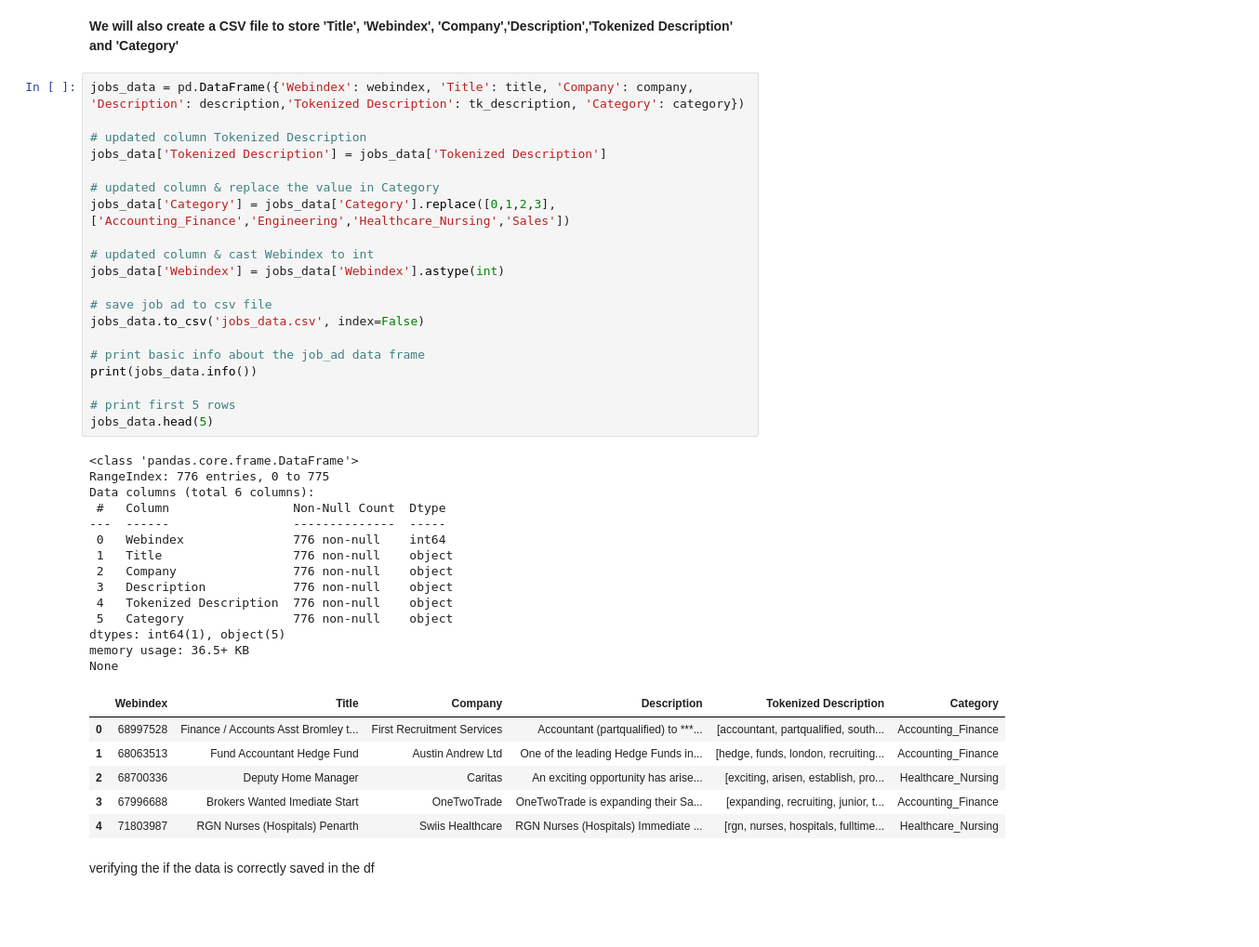
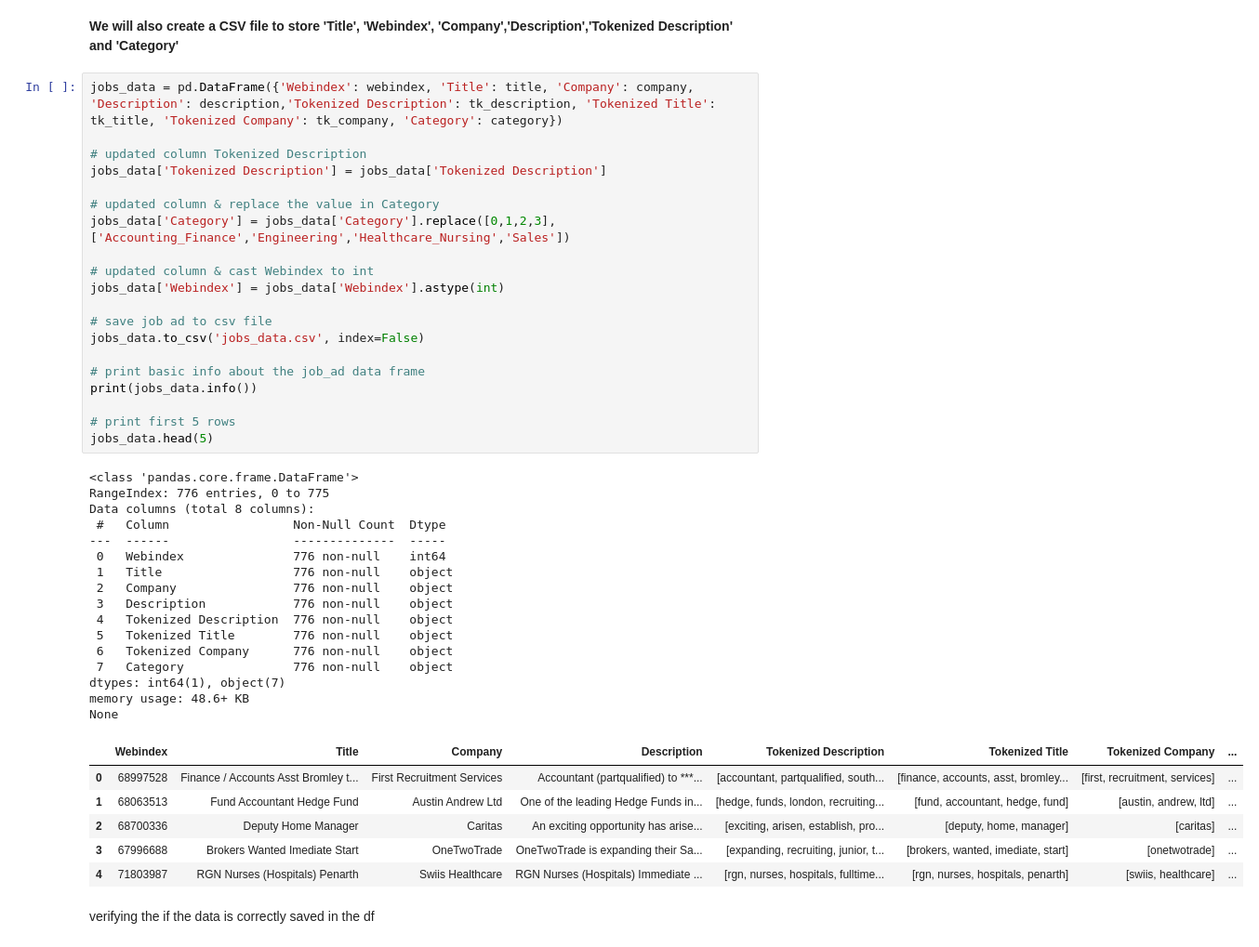
Before and after one commit to ayushpatel2002/jobs-data-NLP, a Jupyter notebook: task1.ipynb, the cells around one changed output. Shown at 93% size. Drawn from its saved outputs; the diff is of its cells as text; blank space fills up the shorter version.

```diff
--- a/task1.ipynb
+++ b/task1.ipynb
@@ -479,46 +479,48 @@ print(vocab[:10])
 # %% [markdown]
 **We will also create a CSV file to store 'Title', 'Webindex', 'Company','Description','Tokenized Description' and 'Category'**
 # %%
-jobs_data = pd.DataFrame({'Webindex': webindex, 'Title': title, 'Company': company, 'Description': description,'Tokenized Description': tk_description, 'Category': category})
+jobs_data = pd.DataFrame({'Webindex': webindex, 'Title': title, 'Company': company, 'Description': description,'Tokenized Description': tk_description, 'Tokenized Title': tk_title, 'Tokenized Company': tk_company, 'Category': category})
 
 # updated column Tokenized Description
 jobs_data['Tokenized Description'] = jobs_data['Tokenized Description']
 
 # updated column & replace the value in Category
 jobs_data['Category'] = jobs_data['Category'].replace([0,1,2,3],['Accounting_Finance','Engineering','Healthcare_Nursing','Sales'])
 
 # updated column & cast Webindex to int
 jobs_data['Webindex'] = jobs_data['Webindex'].astype(int)
 
 # save job ad to csv file
 jobs_data.to_csv('jobs_data.csv', index=False)
 
 # print basic info about the job_ad data frame
 print(jobs_data.info())
 
 # print first 5 rows
 jobs_data.head(5)
 # %% [output]
 <class 'pandas.core.frame.DataFrame'>
 RangeIndex: 776 entries, 0 to 775
-Data columns (total 6 columns):
+Data columns (total 8 columns):
  #   Column                 Non-Null Count  Dtype
 ---  ------                 --------------  -----
  0   Webindex               776 non-null    int64
  1   Title                  776 non-null    object
  2   Company                776 non-null    object
  3   Description            776 non-null    object
  4   Tokenized Description  776 non-null    object
- 5   Category               776 non-null    object
-dtypes: int64(1), object(5)
-memory usage: 36.5+ KB
+ 5   Tokenized Title        776 non-null    object
+ 6   Tokenized Company      776 non-null    object
+ 7   Category               776 non-null    object
+dtypes: int64(1), object(7)
+memory usage: 48.6+ KB
 None
-|  | Webindex | Title | Company | Description | Tokenized Description | Category |
-| 0 | 68997528 | Finance / Accounts Asst Bromley t... | First Recruitment Services | Accountant (partqualified) to ***... | [accountant, partqualified, south... | Accounting_Finance |
-| 1 | 68063513 | Fund Accountant Hedge Fund | Austin Andrew Ltd | One of the leading Hedge Funds in... | [hedge, funds, london, recruiting... | Accounting_Finance |
-| 2 | 68700336 | Deputy Home Manager | Caritas | An exciting opportunity has arise... | [exciting, arisen, establish, pro... | Healthcare_Nursing |
-| 3 | 67996688 | Brokers Wanted Imediate Start | OneTwoTrade | OneTwoTrade is expanding their Sa... | [expanding, recruiting, junior, t... | Accounting_Finance |
-| 4 | 71803987 | RGN Nurses (Hospitals) Penarth | Swiis Healthcare | RGN Nurses (Hospitals) Immediate ... | [rgn, nurses, hospitals, fulltime... | Healthcare_Nursing |
+|  | Webindex | Title | Company | Description | Tokenized Description | Tokenized Title | Tokenized Company | ... |
+| 0 | 68997528 | Finance / Accounts Asst Bromley t... | First Recruitment Services | Accountant (partqualified) to ***... | [accountant, partqualified, south... | [finance, accounts, asst, bromley... | [first, recruitment, services] | ... |
+| 1 | 68063513 | Fund Accountant Hedge Fund | Austin Andrew Ltd | One of the leading Hedge Funds in... | [hedge, funds, london, recruiting... | [fund, accountant, hedge, fund] | [austin, andrew, ltd] | ... |
+| 2 | 68700336 | Deputy Home Manager | Caritas | An exciting opportunity has arise... | [exciting, arisen, establish, pro... | [deputy, home, manager] | [caritas] | ... |
+| 3 | 67996688 | Brokers Wanted Imediate Start | OneTwoTrade | OneTwoTrade is expanding their Sa... | [expanding, recruiting, junior, t... | [brokers, wanted, imediate, start] | [onetwotrade] | ... |
+| 4 | 71803987 | RGN Nurses (Hospitals) Penarth | Swiis Healthcare | RGN Nurses (Hospitals) Immediate ... | [rgn, nurses, hospitals, fulltime... | [rgn, nurses, hospitals, penarth] | [swiis, healthcare] | ... |
 # %% [markdown]
 verifying the if the data is correctly saved in the df
 # %%
```
Also changed, not shown: parts of 3 cells of this notebook, 1 other file.
